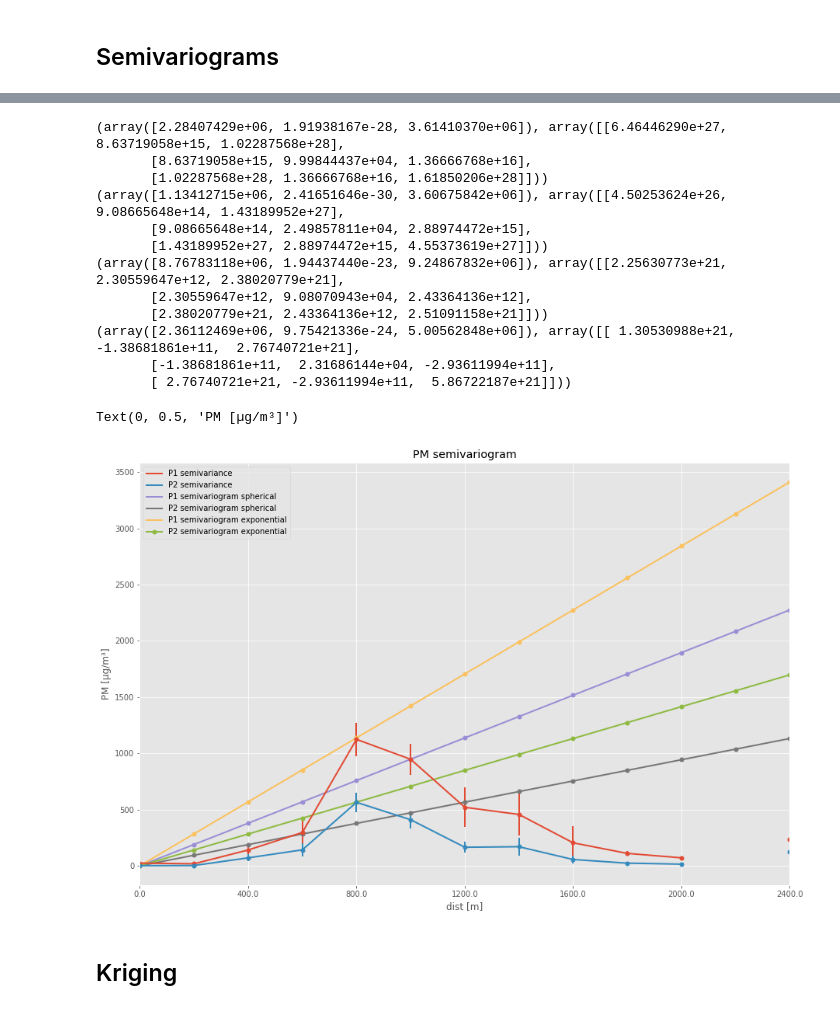
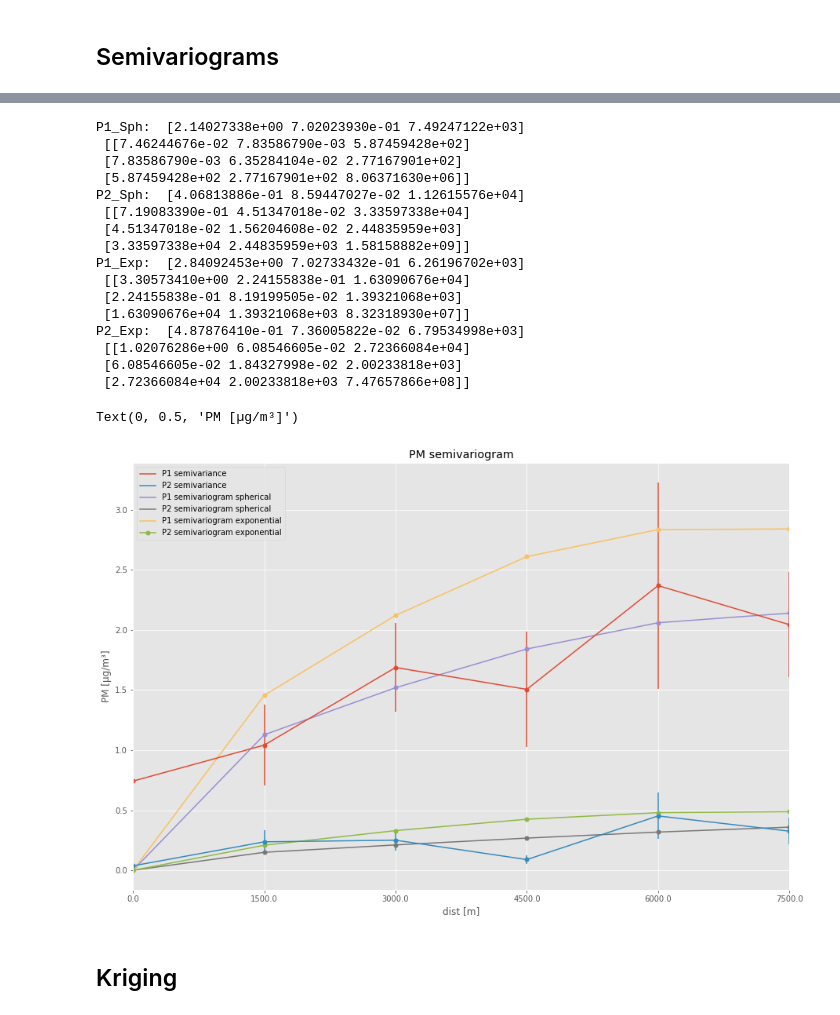
Before and after one commit to clellmann/particle-analysis, a Jupyter notebook: analysis.ipynb, the cells around one changed output, grey strips where cells are left out. Drawn from its saved outputs; the diff is of its cells as text; code cells hidden in the pictures.

```diff
--- a/analysis.ipynb
+++ b/analysis.ipynb
@@ -29,9 +29,9 @@ with open("./app.env") as env_file:
 ## Parameters
 # %%
 START_TIME = '2019-04-22 19:28:01'
-BOUNDING_BOX = [(48.97, 8.5), (48.6, 9.4)] # NW, SE
-DISTANCE_BINS = 200 # m
-RANGE = 800 # m
+BOUNDING_BOX = [(48.7, 9.3), (48.6, 9.4)] # NW, SE
+DISTANCE_BINS = 1500 # m
+MAX_RANGE = 10000 # m
 TARGET_GRID = 1000 # m
 # %% [markdown]
 ## Query data (Raw data source 1)
@@ -248,7 +253,7 @@ dist_df
 # %% [markdown]
 ## Semivariance matrix
 # %%
-semivar_df = dist_df[['id_x', 'id_y', 'dist', 'time_diff']].query('id_x < id_y')
+semivar_df = dist_df[['id_x', 'id_y', 'dist', 'time_diff']].query('id_x < id_y').query('dist < {0}'.format(MAX_RANGE))
 semivar_df['P1_semivar'] = np.square(dist_df['P1_diff'])/2
 semivar_df['P2_semivar'] = np.square(dist_df['P2_diff'])/2
 # %%
@@ -352,33 +357,43 @@ semivariogram_sperical_p1 = Semivariogram()
 semivariogram_sperical_p2 = Semivariogram()
 semivariogram_exp_p1 = Semivariogram()
 semivariogram_exp_p2 = Semivariogram()
-semivario_df = variogram_df[variogram_df.index <= RANGE]
+semivario_df = variogram_df[np.array(variogram_df.index.values) <= MAX_RANGE]
 popt_p1_sph, pcov_p1_sph = curve_fit(semivariogram_sperical_p1.spherical_fit, np.array(semivario_df.index.values), np.array(semivario_df['P1_semivar']['mean'].values), p0=[semivario_df['P1_semivar']['mean'].max(), semivario_df['P1_semivar']['mean'][0], semivario_df['P1_semivar']['mean'].idxmax()], bounds=(0,np.inf))
 popt_p2_sph, pcov_p2_sph = curve_fit(semivariogram_sperical_p2.spherical_fit, np.array(semivario_df.index.values), np.array(semivario_df['P2_semivar']['mean'].values), p0=[semivario_df['P2_semivar']['mean'].max(), semivario_df['P2_semivar']['mean'][0], semivario_df['P2_semivar']['mean'].idxmax()], bounds=(0,np.inf))
 popt_p1_exp, pcov_p1_exp = curve_fit(semivariogram_exp_p1.exponential_fit, np.array(semivario_df.index.values), np.array(semivario_df['P1_semivar']['mean'].values), p0=[semivario_df['P1_semivar']['mean'].max(), semivario_df['P1_semivar']['mean'][0], semivario_df['P1_semivar']['mean'].idxmax()], bounds=(0,np.inf))
 popt_p2_exp, pcov_p2_exp = curve_fit(semivariogram_exp_p2.exponential_fit, np.array(semivario_df.index.values), np.array(semivario_df['P2_semivar']['mean'].values), p0=[semivario_df['P2_semivar']['mean'].max(), semivario_df['P2_semivar']['mean'][0], semivario_df['P2_semivar']['mean'].idxmax()], bounds=(0,np.inf))
-print(popt_p1_sph, pcov_p1_sph)
-print(popt_p2_sph, pcov_p2_sph)
-print(popt_p1_exp, pcov_p1_exp)
-print(popt_p2_exp, pcov_p2_exp)
-np.save('./data/semivariogramparams_popt_p1_sph_{0}_{1}_{2}.npy'.format(START_TIME, str(BOUNDING_BOX), str(DISTANCE_BINS)), popt_p1_sph)
-np.save('./data/semivariogramparams_pcov_p1_sph_{0}_{1}_{2}.npy'.format(START_TIME, str(BOUNDING_BOX), str(DISTANCE_BINS)), pcov_p1_sph)
-np.save('./data/semivariogramparams_popt_p2_sph_{0}_{1}_{2}.npy'.format(START_TIME, str(BOUNDING_BOX), str(DISTANCE_BINS)), popt_p2_sph)
-np.save('./data/semivariogramparams_pcov_p2_sph_{0}_{1}_{2}.npy'.format(START_TIME, str(BOUNDING_BOX), str(DISTANCE_BINS)), pcov_p2_sph)
-np.save('./data/semivariogramparams_popt_p1_exp_{0}_{1}_{2}.npy'.format(START_TIME, str(BOUNDING_BOX), str(DISTANCE_BINS)), popt_p1_exp)
-np.save('./data/semivariogramparams_pcov_p1_exp_{0}_{1}_{2}.npy'.format(START_TIME, str(BOUNDING_BOX), str(DISTANCE_BINS)), pcov_p1_exp)
-np.save('./data/semivariogramparams_popt_p2_exp_{0}_{1}_{2}.npy'.format(START_TIME, str(BOUNDING_BOX), str(DISTANCE_BINS)), popt_p2_exp)
-np.save('./data/semivariogramparams_pcov_p2_exp_{0}_{1}_{2}.npy'.format(START_TIME, str(BOUNDING_BOX), str(DISTANCE_BINS)), pcov_p2_exp)
+print('P1_Sph: ', popt_p1_sph, '\n', pcov_p1_sph, end='\n')
+print('P2_Sph: ', popt_p2_sph, '\n', pcov_p2_sph, end='\n')
+print('P1_Exp: ', popt_p1_exp, '\n', pcov_p1_exp, end='\n')
+print('P2_Exp: ', popt_p2_exp, '\n', pcov_p2_exp, end='\n')
 # %% [output]
-(array([2.28407429e+06, 1.91938167e-28, 3.61410370e+06]), array([[6.46446290e+27, 8.63719058e+15, 1.02287568e+28],
-       [8.63719058e+15, 9.99844437e+04, 1.36666768e+16],
-       [1.02287568e+28, 1.36666768e+16, 1.61850206e+28]]))
-(array([1.13412715e+06, 2.41651646e-30, 3.60675842e+06]), array([[4.50253624e+26, 9.08665648e+14, 1.43189952e+27],
-       [9.08665648e+14, 2.49857811e+04, 2.88974472e+15],
-       [1.43189952e+27, 2.88974472e+15, 4.55373619e+27]]))
-(array([8.76783118e+06, 1.94437440e-23, 9.24867832e+06]), array([[2.25630773e+21, 2.30559647e+12, 2.38020779e+21],
-       [2.30559647e+12, 9.08070943e+04, 2.43364136e+12],
-       [2.38020779e+21, 2.43364136e+12, 2.51091158e+21]]))
-(array([2.36112469e+06, 9.75421336e-24, 5.00562848e+06]), array([[ 1.30530988e+21, -1.38681861e+11,  2.76740721e+21],
-       [-1.38681861e+11,  2.31686144e+04, -2.93611994e+11],
-       [ 2.76740721e+21, -2.93611994e+11,  5.86722187e+21]]))
+P1_Sph:  [2.14027338e+00 7.02023930e-01 7.49247122e+03]
+ [[7.46244676e-02 7.83586790e-03 5.87459428e+02]
+ [7.83586790e-03 6.35284104e-02 2.77167901e+02]
+ [5.87459428e+02 2.77167901e+02 8.06371630e+06]]
+P2_Sph:  [4.06813886e-01 8.59447027e-02 1.12615576e+04]
+ [[7.19083390e-01 4.51347018e-02 3.33597338e+04]
+ [4.51347018e-02 1.56204608e-02 2.44835959e+03]
+ [3.33597338e+04 2.44835959e+03 1.58158882e+09]]
+P1_Exp:  [2.84092453e+00 7.02733432e-01 6.26196702e+03]
+ [[3.30573410e+00 2.24155838e-01 1.63090676e+04]
+ [2.24155838e-01 8.19199505e-02 1.39321068e+03]
+ [1.63090676e+04 1.39321068e+03 8.32318930e+07]]
+P2_Exp:  [4.87876410e-01 7.36005822e-02 6.79534998e+03]
+ [[1.02076286e+00 6.08546605e-02 2.72366084e+04]
+ [6.08546605e-02 1.84327998e-02 2.00233818e+03]
+ [2.72366084e+04 2.00233818e+03 7.47657866e+08]]
+# %%
+def str_to_ntfs(string):
+    """
+    Transform a string to a ntfs valid string.
+
+    Args:
+        string (str): Input string.
+
+    Returns (str): NTFS conform string.
+    """
+    mapping = [ ('[', ''), ('(', ''), (')', ''), (']', ''), (' ', ''), (',', '-'), (':', '-') ]
+    for k, v in mapping:
+        string = string.replace(k, v)
+    return string
@@ -385,29 +409,29 @@ np.save('./data/semivariogramparams_pcov_p2_exp_{0}_{1}_{2}.npy'.format(START_TI
 # %%
 semivariogram_df = variogram_df
 semivariogram_df['dist'] = semivariogram_df.index
 semivariogram_df['fit_P1_sph'] = semivariogram_df.apply(lambda row: semivariogram_sperical_p1.spherical(float(row['dist'])), axis=1)
 semivariogram_df['fit_P2_sph'] = semivariogram_df.apply(lambda row: semivariogram_sperical_p2.spherical(float(row['dist'])), axis=1)
 semivariogram_df['fit_P1_exp'] = semivariogram_df.apply(lambda row: semivariogram_exp_p1.spherical(float(row['dist'])), axis=1)
 semivariogram_df['fit_P2_exp'] = semivariogram_df.apply(lambda row: semivariogram_exp_p2.spherical(float(row['dist'])), axis=1)
-semivarigram_df.to_csv('./data/semivariogram_{0}_{1}_{2}.csv'.format(START_TIME, str(BOUNDING_BOX), str(DISTANCE_BINS), index=False)
+semivariogram_df.to_csv('./data/semivariogram_{0}_{1}_{2}.csv'.format(str_to_ntfs(START_TIME), str_to_ntfs(str(BOUNDING_BOX)), str_to_ntfs(str(DISTANCE_BINS))), index=False)
 
 ax = semivariogram_df['P1_semivar']['mean'].plot(yerr=semivariogram_df['P1_semivar']['calc_errors'], marker='.', markersize=10,
                                              grid=True, label='P1 semivariance', legend=True, figsize=(15,10))
 semivariogram_df['P2_semivar']['mean'].plot(yerr=semivariogram_df['P2_semivar']['calc_errors'], marker='.', markersize=10,
                                         grid=True, label='P2 semivariance', legend=True, ax=ax, figsize=(15,10))
 semivariogram_df['fit_P1_sph'].plot(marker='.', markersize=10,
                                 grid=True, label='P1 semivariogram spherical', legend=True, ax=ax, figsize=(15,10))
 semivariogram_df['fit_P2_sph'].plot(marker='.', markersize=10,
                                 grid=True, label='P2 semivariogram spherical', legend=True, ax=ax, figsize=(15,10))
 semivariogram_df['fit_P1_exp'].plot(marker='.', markersize=10,
                                 grid=True, label='P1 semivariogram exponential', legend=True, ax=ax, figsize=(15,10))
 semivariogram_df['fit_P2_exp'].plot(marker='.', markersize=10,
                                 grid=True, label='P2 semivariogram exponential', legend=True, ax=ax, figsize=(15,10))
 ax.set_title('PM semivariogram')
 ax.set_ylabel('PM [µg/m³]')
 # %% [output]
 Text(0, 0.5, 'PM [µg/m³]')
-[figure, old version]
+[figure, new version]
 # %% [markdown]
 ## Kriging
 # %%
```
Also changed, not shown: parts of 12 cells of this notebook, 1 other file.
